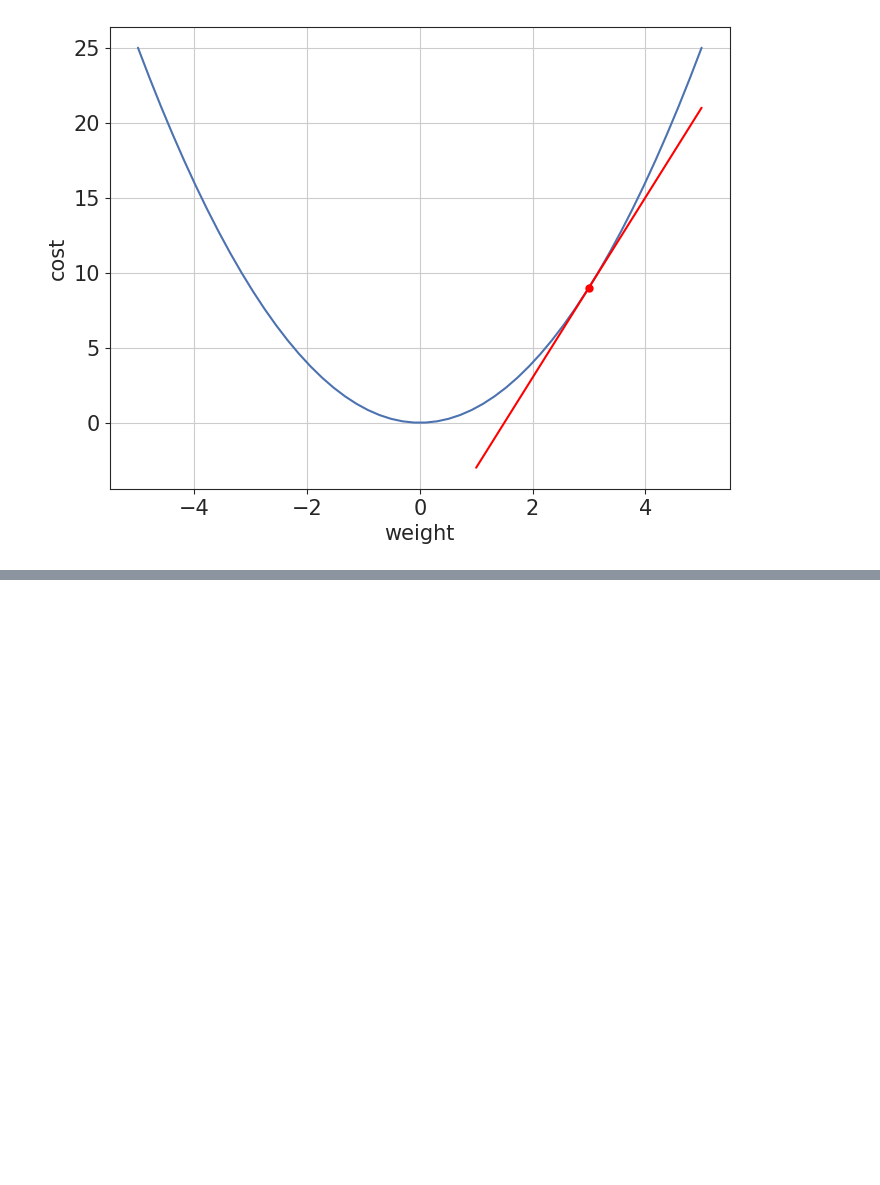
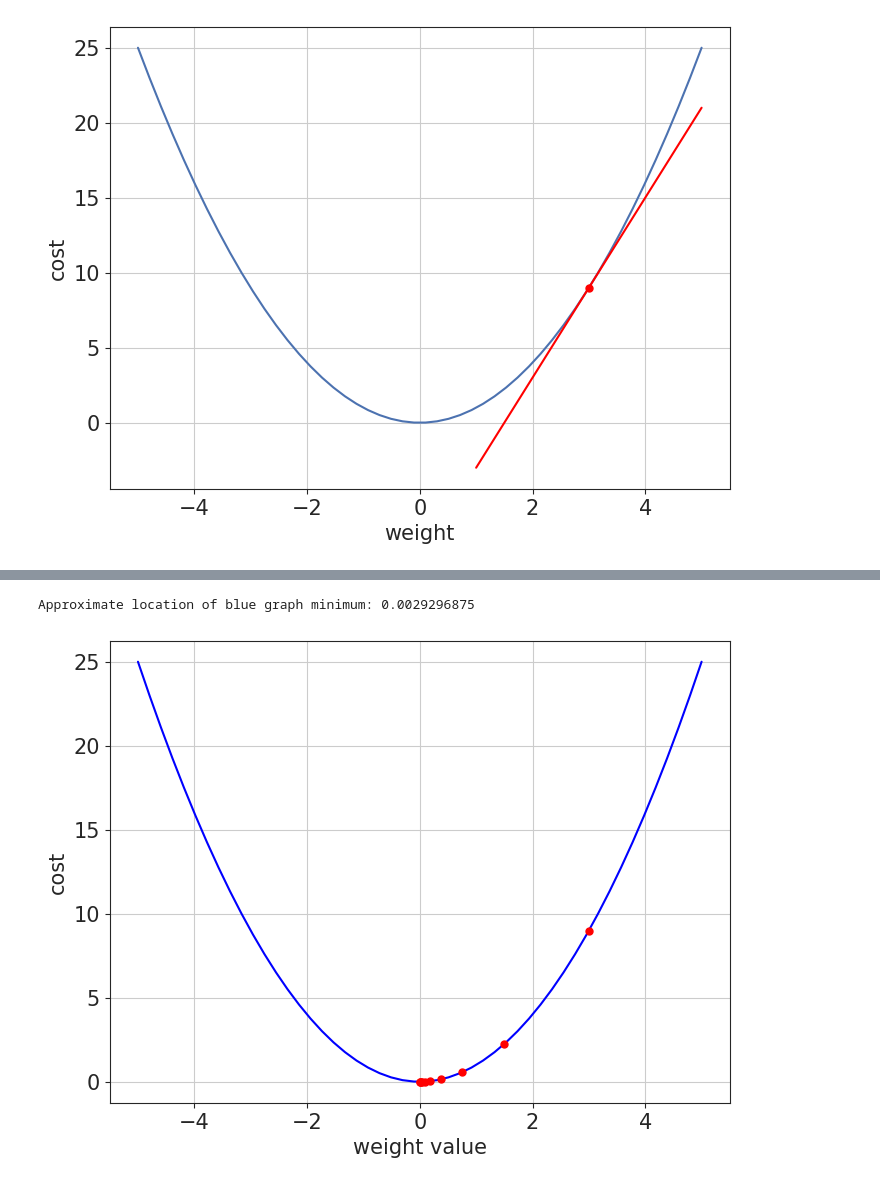
Before and after one commit to sminerport/ml-4-every1, a Jupyter notebook: Chapter-15-Connections-Extensions-and-Further-Directions.ipynb, the cells around one changed output, grey strips where cells are left out. Drawn from its saved outputs; the diff is of its cells as text; code cells hidden in the pictures; blank space fills up the shorter version.

```diff
--- a/Chapter-15-Connections-Extensions-and-Further-Directions.ipynb
+++ b/Chapter-15-Connections-Extensions-and-Further-Directions.ipynb
@@ -115,0 +120,32 @@ ax.set_ylabel('cost');
+# %%
+weights = np.linspace(-5,5)
+costs  = weights**2
+
+fig, ax = plt.subplots(1,1)
+ax.plot(weights, costs, 'b')
+
+# current best guess at the minimum
+weight_min = 3
+
+# we follow the path downhill from our starting point
+# and find out the weights value where our initial, blue graph is
+# (approximately) the lowest
+for i in range(10):
+    # for a weight, we can figure out the cost
+    cost_at_min = weight_min**2
+    ax.plot(weight_min, cost_at_min, 'ro')
+
+    # also, we can figure out the slope (steepness)
+    # via a magic incantation called a "derivative")
+    slope_at_min = 2 * weight_min
+
+    # new best guess made by walking downhill
+    step_size = .25
+    weight_min = weight_min - step_size * slope_at_min
+
+ax.set_xlabel('weight value')
+ax.set_ylabel('cost')
+print('Approximate location of blue graph minimum:', weight_min)
+# %% [output]
+Approximate location of blue graph minimum: 0.0029296875
+[figure, added]
```
Also changed, not shown: parts of 43 cells of this notebook.
